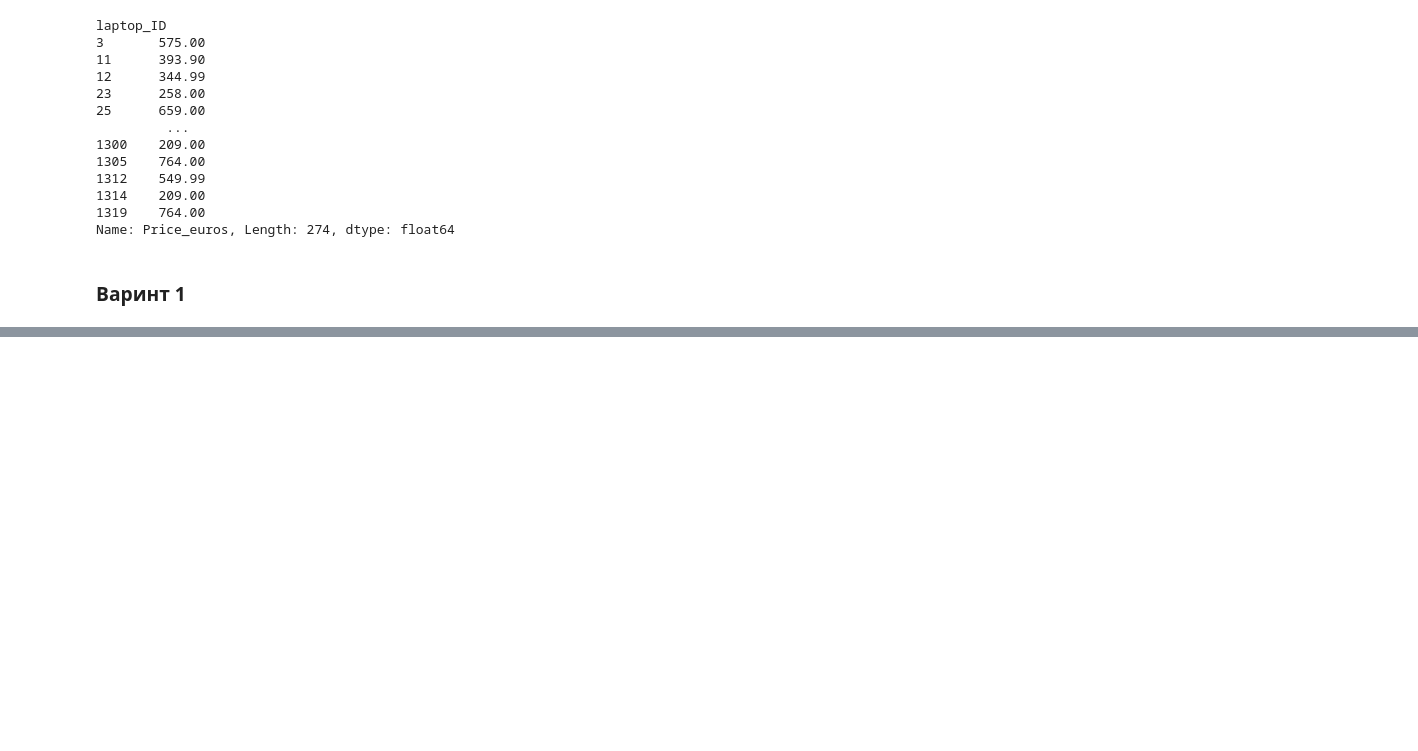
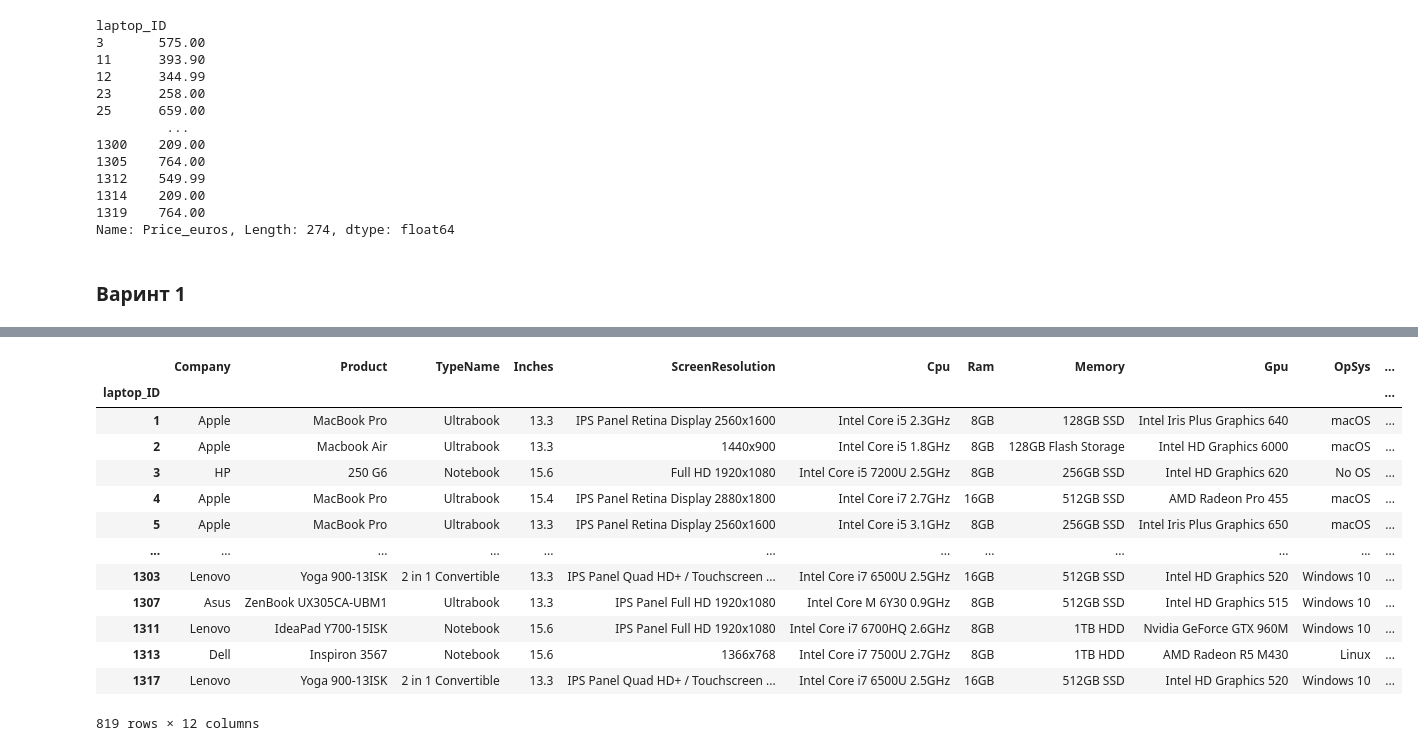
Before and after one commit to Olga643/Example, a Jupyter notebook: Untitled13.ipynb, the cells around one changed output, grey strips where cells are left out. Drawn from its saved outputs; the diff is of its cells as text; code cells hidden in the pictures; blank space fills up the shorter version.

```diff
--- a/Untitled13.ipynb
+++ b/Untitled13.ipynb
@@ -339,0 +430,17 @@ Name: Price_euros, Length: 274, dtype: float64
+# %%
+df[((df['Ram'] == ('8GB')) | (df['Ram'] == ('16GB')))]
+# %% [output]
+|  | Company | Product | TypeName | Inches | ScreenResolution | Cpu | Ram | Memory | Gpu | OpSys | ... |
+| laptop_ID |  |  |  |  |  |  |  |  |  |  | ... |
+| 1 | Apple | MacBook Pro | Ultrabook | 13.3 | IPS Panel Retina Display 2560x1600 | Intel Core i5 2.3GHz | 8GB | 128GB SSD | Intel Iris Plus Graphics 640 | macOS | ... |
+| 2 | Apple | Macbook Air | Ultrabook | 13.3 | 1440x900 | Intel Core i5 1.8GHz | 8GB | 128GB Flash Storage | Intel HD Graphics 6000 | macOS | ... |
+| 3 | HP | 250 G6 | Notebook | 15.6 | Full HD 1920x1080 | Intel Core i5 7200U 2.5GHz | 8GB | 256GB SSD | Intel HD Graphics 620 | No OS | ... |
+| 4 | Apple | MacBook Pro | Ultrabook | 15.4 | IPS Panel Retina Display 2880x1800 | Intel Core i7 2.7GHz | 16GB | 512GB SSD | AMD Radeon Pro 455 | macOS | ... |
+| 5 | Apple | MacBook Pro | Ultrabook | 13.3 | IPS Panel Retina Display 2560x1600 | Intel Core i5 3.1GHz | 8GB | 256GB SSD | Intel Iris Plus Graphics 650 | macOS | ... |
+| ... | ... | ... | ... | ... | ... | ... | ... | ... | ... | ... | ... |
+| 1303 | Lenovo | Yoga 900-13ISK | 2 in 1 Convertible | 13.3 | IPS Panel Quad HD+ / Touchscreen ... | Intel Core i7 6500U 2.5GHz | 16GB | 512GB SSD | Intel HD Graphics 520 | Windows 10 | ... |
+| 1307 | Asus | ZenBook UX305CA-UBM1 | Ultrabook | 13.3 | IPS Panel Full HD 1920x1080 | Intel Core M 6Y30 0.9GHz | 8GB | 512GB SSD | Intel HD Graphics 515 | Windows 10 | ... |
+| 1311 | Lenovo | IdeaPad Y700-15ISK | Notebook | 15.6 | IPS Panel Full HD 1920x1080 | Intel Core i7 6700HQ 2.6GHz | 8GB | 1TB HDD | Nvidia GeForce GTX 960M | Windows 10 | ... |
+| 1313 | Dell | Inspiron 3567 | Notebook | 15.6 | 1366x768 | Intel Core i7 7500U 2.7GHz | 8GB | 1TB HDD | AMD Radeon R5 M430 | Linux | ... |
+| 1317 | Lenovo | Yoga 900-13ISK | 2 in 1 Convertible | 13.3 | IPS Panel Quad HD+ / Touchscreen ... | Intel Core i7 6500U 2.5GHz | 16GB | 512GB SSD | Intel HD Graphics 520 | Windows 10 | ... |
+819 rows × 12 columns
```
Also changed, not shown: parts of 25 cells of this notebook.
